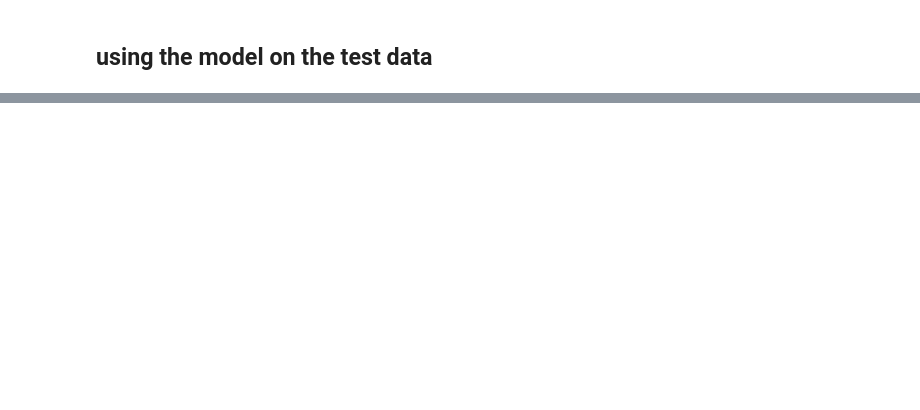
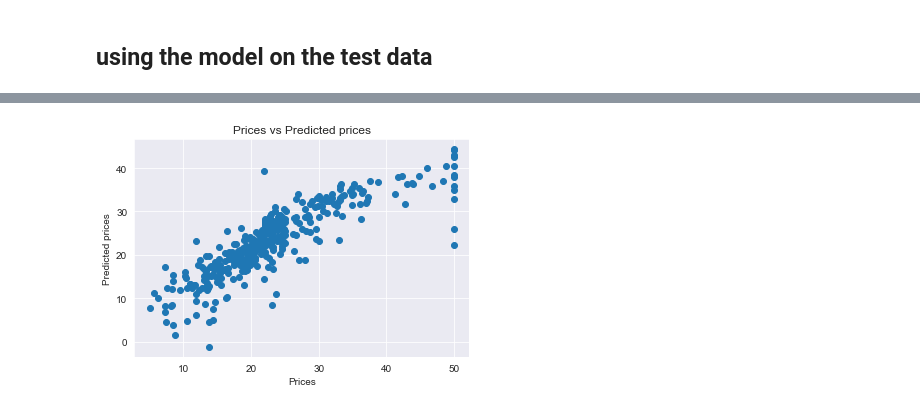
Before and after one commit to DOMINION-JOHN1/Boston-Housing-Price-Prediction, a Jupyter notebook: boston_house_pricing_prediction_model.ipynb, the cells around one changed output, grey strips where cells are left out. Drawn from its saved outputs; the diff is of its cells as text; code cells hidden in the pictures; blank space fills up the shorter version.

```diff
--- a/boston_house_pricing_prediction_model.ipynb
+++ b/boston_house_pricing_prediction_model.ipynb
@@ -205,0 +240,8 @@ RMSE: 0.2878929138183608
+# %%
+plt.scatter(y_train, lm_pred)
+plt.xlabel("Prices")
+plt.ylabel("Predicted prices")
+plt.title("Prices vs Predicted prices")
+plt.show()
+# %% [output]
+[figure, added]
```
Also changed, not shown: parts of 14 cells of this notebook.
